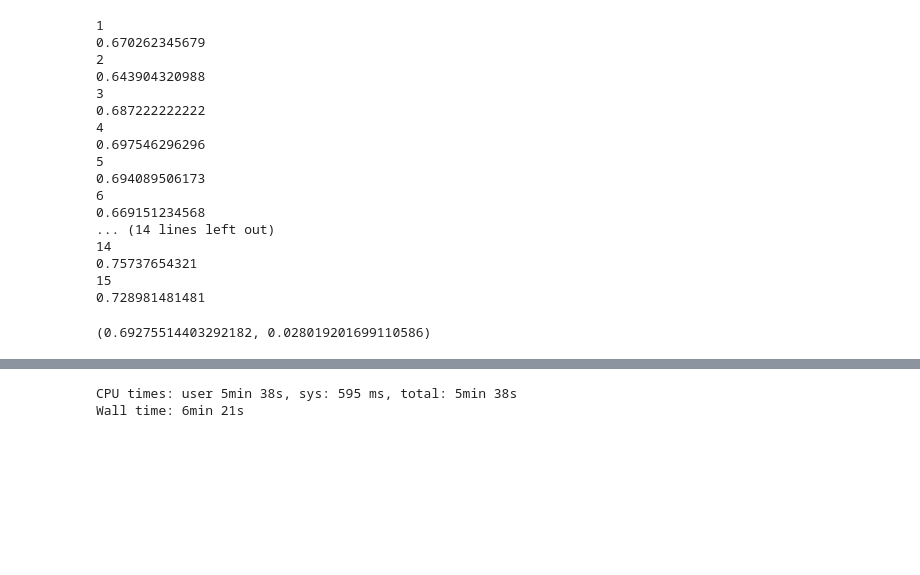
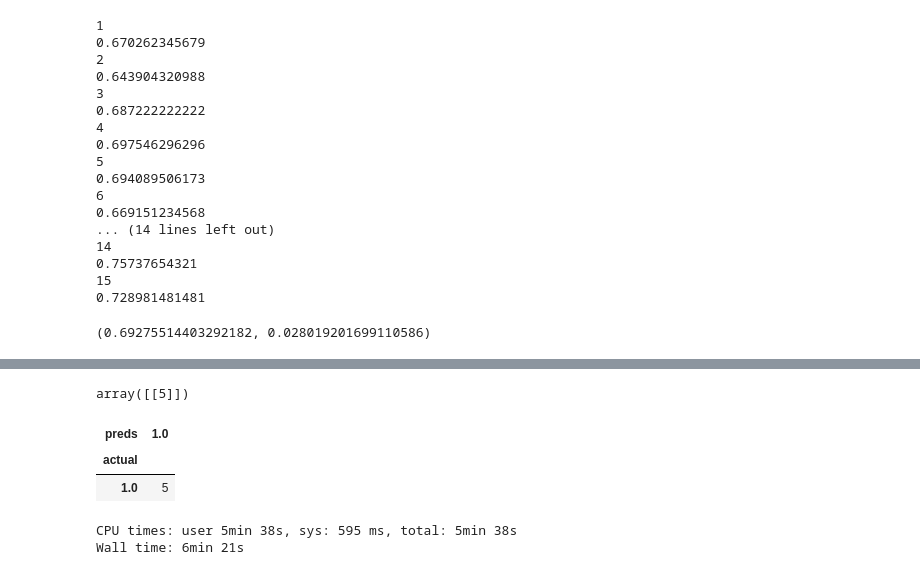
Before and after one commit to rorysroes/SGX-Full-OrderBook-Tick-Data-Trading-Strategy, a Jupyter notebook: Learning_Model_Trainer.ipynb, the cells around one changed output, grey strips where cells are left out. Cells and saved outputs as stored; diff of their text form; code cells hidden in the pictures; blank space fills up the shorter version.

```diff
--- a/Learning_Model_Trainer.ipynb
+++ b/Learning_Model_Trainer.ipynb
@@ -729,0 +1236,15 @@ ValueError: Input contains NaN, infinity or a value too large for dtype('float64
+# %%
+num_trees = [3,5,7,9,11]
+max_depth = [10,15,20]
+criterion = ['entropy']
+min_samples_leaf = [5,10,15]
+min_samples_split = [2,3]
+max_features = [None]
+# %%
+model_grid = {'max_features':max_features,'n_estimators':num_trees,'max_depth':max_depth,\
+              'min_samples_split':min_samples_split,'criterion':criterion,\
+              'min_samples_leaf':min_samples_leaf}
+model1 = RandomForestClassifier(random_state = 0)
+Grid = GridSearchCV(model1, model_grid, cv = 5)#, scoring = 'acc')
+%time Grid.fit(Feature_data, Label)
+Grid.grid_scores_
@@ -729,0 +1280,2 @@ ValueError: Input contains NaN, infinity or a value too large for dtype('float64
+# %%
+model1.set_params(**Grid.best_params_)
@@ -729,0 +1289,6 @@ ValueError: Input contains NaN, infinity or a value too large for dtype('float64
+# %%
+y = y_train
+X = X_train
+%time model1.fit(X, y)
+predictions = model1.predict(X_test)
+#model1.predict_proba(X_test)[:,1]
@@ -730,3 +1329,13 @@ ValueError: Input contains NaN, infinity or a value too large for dtype('float64
+# %%
+confusion_matrix(y_test,predictions)
+# %% [output]
+array([[5]])
+# %%
+pd.crosstab(y_test,predictions,rownames = ['actual'],colnames=['preds'])
+# %% [output]
+| preds | 1.0 |
+| actual |  |
+| 1.0 | 5 |
 # %%
 from sklearn.grid_search import (GridSearchCV, RandomizedSearchCV)
 from sklearn.ensemble import RandomForestClassifier
```
Also changed, not shown: parts of 32 cells of this notebook, 1 other file.
